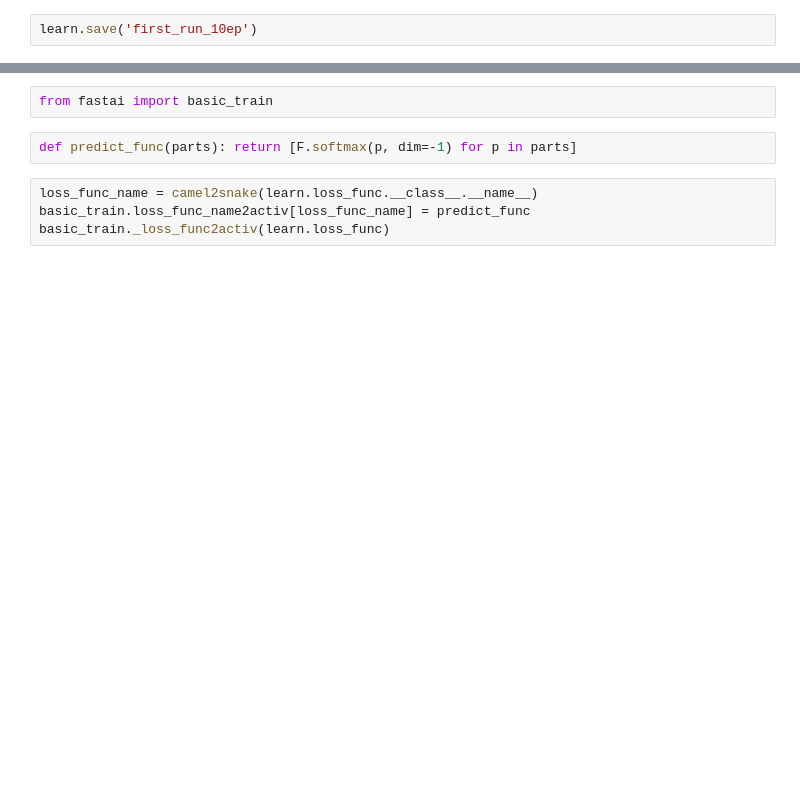
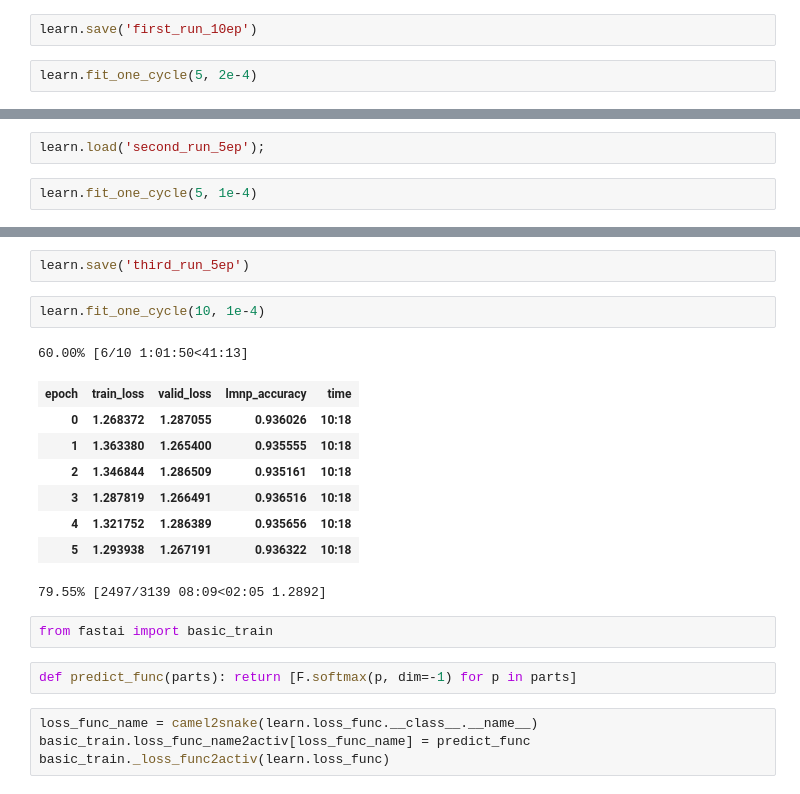
Before and after one commit to bearpelican/musicautobot, a Jupyter notebook: ht-6-training-1bar-combine_embeddings.ipynb, the cells around one changed output, grey strips where cells are left out. Drawn from its saved outputs; the diff is of its cells as text; blank space fills up the shorter version.

```diff
--- a/ht-6-training-1bar-combine_embeddings.ipynb
+++ b/ht-6-training-1bar-combine_embeddings.ipynb
@@ -354,2 +385,4 @@ learn.validate()
 # %%
 learn.save('first_run_10ep')
+# %%
+learn.fit_one_cycle(5, 2e-4)
@@ -355,0 +399,4 @@ learn.save('first_run_10ep')
+# %%
+learn.load('second_run_5ep');
+# %%
+learn.fit_one_cycle(5, 1e-4)
@@ -356,3 +411,17 @@ learn.save('first_run_10ep')
+# %%
+learn.save('third_run_5ep')
+# %%
+learn.fit_one_cycle(10, 1e-4)
+# %% [output]
+60.00% [6/10 1:01:50<41:13]
+| epoch | train_loss | valid_loss | lmnp_accuracy | time |
+| 0 | 1.268372 | 1.287055 | 0.936026 | 10:18 |
+| 1 | 1.363380 | 1.265400 | 0.935555 | 10:18 |
+| 2 | 1.346844 | 1.286509 | 0.935161 | 10:18 |
+| 3 | 1.287819 | 1.266491 | 0.936516 | 10:18 |
+| 4 | 1.321752 | 1.286389 | 0.935656 | 10:18 |
+| 5 | 1.293938 | 1.267191 | 0.936322 | 10:18 |
+79.55% [2497/3139 08:09<02:05 1.2892]
 # %%
 from fastai import basic_train
 # %%
```
Also changed, not shown: parts of 19 cells of this notebook, 1 other file.
